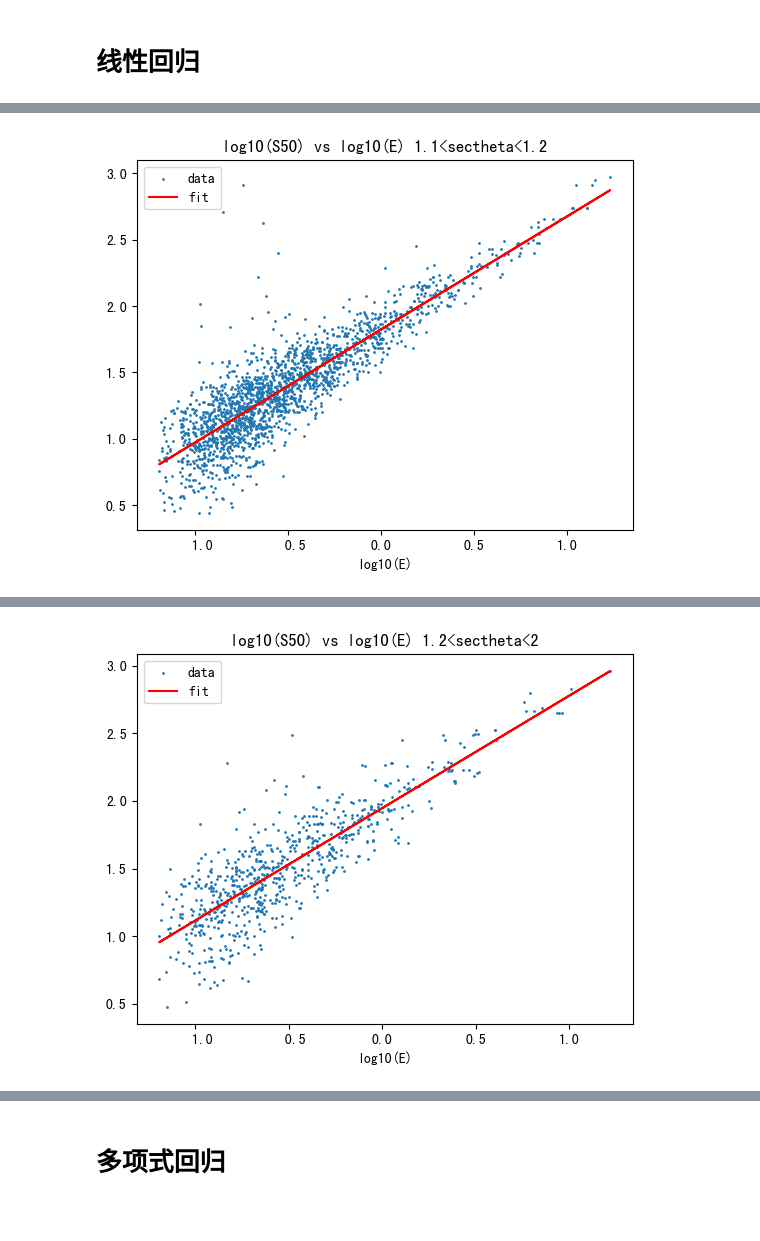
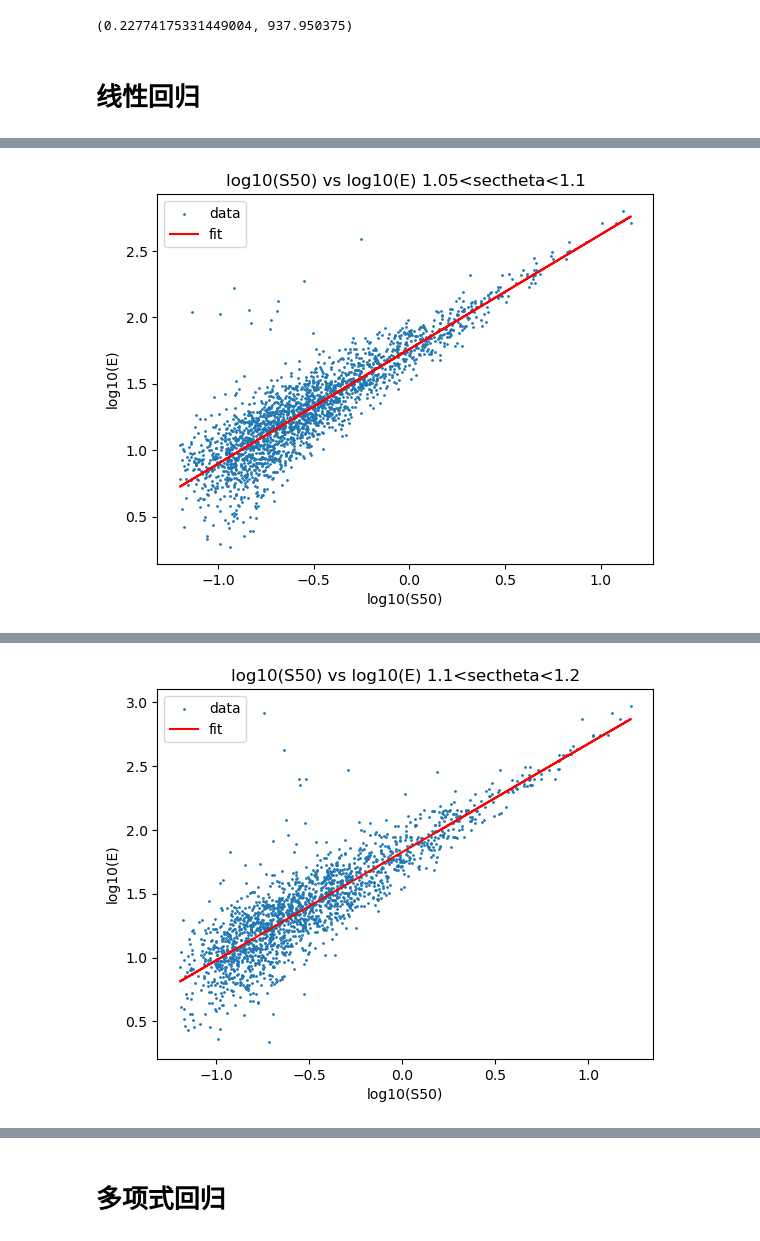
Before and after one commit to hukongyi/Gamma_Energy, a Jupyter notebook: GetEnergy.ipynb, the cells around one changed output, grey strips where cells are left out. Saved outputs shown, nothing was run; the diff lists cells and outputs as text; code cells hidden in the pictures; blank space fills up the shorter version.

```diff
--- a/GetEnergy.ipynb
+++ b/GetEnergy.ipynb
@@ -109,7 +71,7 @@ S50 = S50[cuted]
 sectheta = 1/np.cos(np.deg2rad(theta))
 # %%
 train_index, test_index = train_test_split(
-    range(nch.shape[0]), test_size=0.4, shuffle=True, random_state=42)
+    range(nch.shape[0]), test_size=test_size, shuffle=True, random_state=42)
 # %%
 nch_train = nch[train_index]
 theta_train = theta[train_index]
@@ -146,3 +108,22 @@ prie_test = prie[test_index]
 inout_test = inout[test_index]
 S50_test = S50[test_index]
 sectheta_test = sectheta[test_index]
+# %%
+savepath = "./fig/energy_reconstruction/"
+# %%
+np.min(np.log10(prie_train)),np.max(prie_train)
+# %% [output]
+(0.22774175331449004, 937.950375)
+# %%
+weight_bin = np.logspace(0.2, 3, 29)
+weight_train = np.zeros(weight_bin.shape[0]-1)
+for i in range(weight_train.shape[0]):
+    weight_train[i] = np.sum((prie_train > weight_bin[i])
+                           & (prie_train < weight_bin[i+1]))
+# %%
+weight = np.zeros(prie_train.shape)
+for i in range(weight_train.shape[0]):
+    weight[np.where((prie_train > weight_bin[i])
+                           & (prie_train < weight_bin[i+1]))] = weight_train[-1]/weight_train[i]
+weight[np.where(prie_train<5)]=np.min(weight)
+weight[np.where(prie_train>30)]*=4
@@ -149,11 +145,15 @@ sectheta_test = sectheta[test_index]
 # %% [markdown]
 # 线性回归
 # %%
-sectheta_min = [1, 1.1, 1.2]
-sectheta_max = [1.1, 1.2, 2]
-energy_pred = list()
-energy_orgin = list()
-for i in range(3):
+sectheta_min = [1, 1.05, 1.1, 1.2]
+sectheta_max = [1.05, 1.1, 1.2, 2]
+energy_pred = np.zeros(prie_test.shape).reshape(-1, 1)
+energy_orgin = prie_test.reshape(-1, 1)
+Linear_model_list = list()
+method = "linear_regression"
+tmpsavepath = os.path.join(savepath, method)
+
+for i in range(4):
     tmpcut = np.where((sectheta_train > sectheta_min[i]) & (
         sectheta_train < sectheta_max[i]))
 
@@ -174,7 +174,7 @@ for i in range(3):
     # 定义优化器
     optimizer = torch.optim.SGD(model.parameters(), lr=0.01)
 
-   # 训练模型
+# 训练模型
     num_epochs = 6000  # 迭代次数
     for epoch in range(num_epochs):
         # 前向传播
@@ -188,15 +188,17 @@ for i in range(3):
         # 打印信息
         if (epoch + 1) % 1000 == 0:
             print(f"Epoch {epoch+1}, loss: {loss.item():.4f}")
-
-
+    Linear_model_list.append(model)
     plt.scatter(x.numpy(), y.detach().numpy(), label="data", s=1)
     plt.plot(x.numpy(), y_pred.detach().numpy(), color="red", label="fit")
     plt.xlabel("log10(S50)")
-    plt.xlabel("log10(E)")
+    plt.ylabel("log10(E)")
     plt.title("log10(S50) vs log10(E) " +
               f"{sectheta_min[i]}<sectheta<{sectheta_max[i]}")
     plt.legend()
+    mkdir(tmpsavepath)
+    plt.savefig(
+        f"{tmpsavepath}/S50_E_{sectheta_min[i]}<sectheta<{sectheta_max[i]}.png")
     plt.show()
 
     tmpcut_test = np.where((sectheta_test > sectheta_min[i]) & (
@@ -207,9 +209,8 @@ for i in range(3):
     y_test = torch.from_numpy(y_test.reshape(-1, 1)).float()
 
     y_pred = model(x_test)
-    energy_pred.append(y_pred.detach().numpy())
-    energy_orgin.append(y_test.detach().numpy())
+    energy_pred[tmpcut_test] = y_pred.detach().numpy()
 
-energy_orgin = 10**np.concatenate(energy_orgin)
-energy_pred = 10**np.concatenate(energy_pred)
+# energy_orgin = 10**energy_orgin
+energy_pred = 10**energy_pred
 # %% [output]
@@ -229 +230 @@ Epoch 6000, loss: 0.0373
-[figure, old version]
+[figure, new version]
@@ -236 +237 @@ Epoch 6000, loss: 0.0478
-[figure, old version]
+[figure, new version]
```
Also changed, not shown: parts of 62 cells of this notebook, 48 other files.
